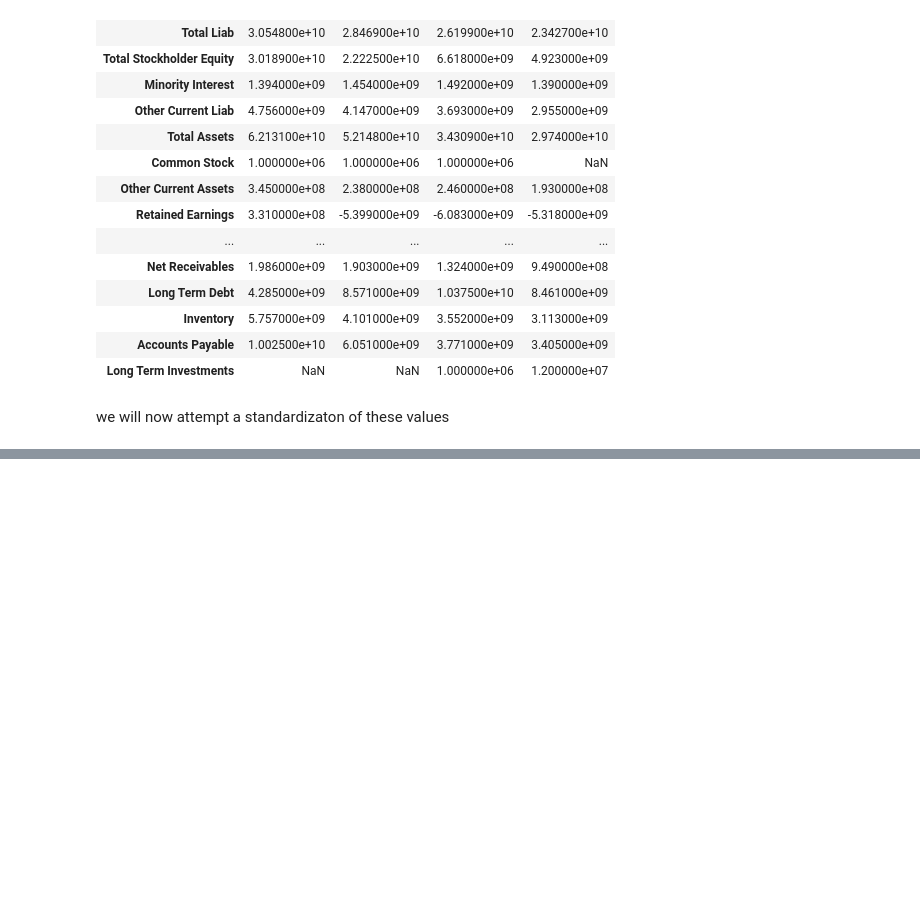
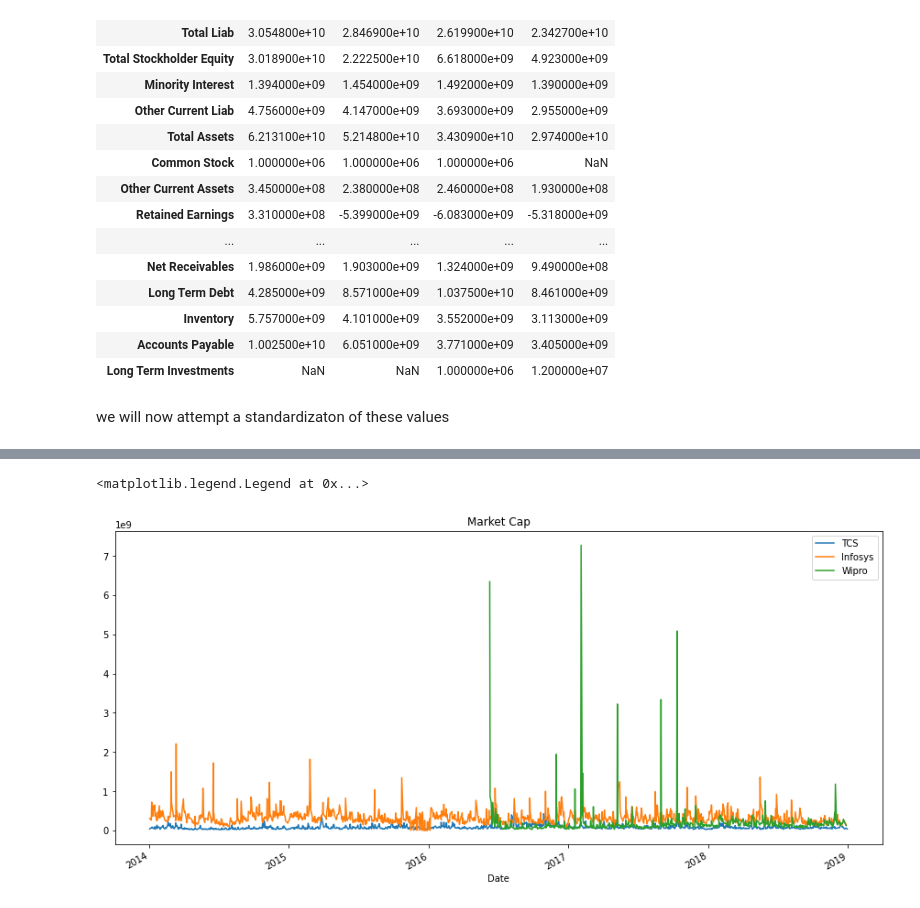
Before and after one commit to kathuman/Python-Experiments, a Jupyter notebook: 220215_financial_scrapping.ipynb, the cells around one changed output, grey strips where cells are left out. Saved outputs shown, nothing was run; the diff lists cells and outputs as text; code cells hidden in the pictures; blank space fills up the shorter version.

```diff
--- a/220215_financial_scrapping.ipynb
+++ b/220215_financial_scrapping.ipynb
@@ -146,0 +170,13 @@ pd.Series(normalized2.flatten()).plot(title="iShares Gold Producers")
+# %%
+#Market Capitalisation
+tcs['MarktCap'] = tcs['Open'] * tcs['Volume']
+infy['MarktCap'] = infy['Open'] * infy['Volume']
+wipro['MarktCap'] = wipro['Open'] * wipro['Volume']
+tcs['MarktCap'].plot(label = 'TCS', figsize = (15,7))
+infy['MarktCap'].plot(label = 'Infosys')
+wipro['MarktCap'].plot(label = 'Wipro')
+plt.title('Market Cap')
+plt.legend()
+# %% [output]
+<matplotlib.legend.Legend at 0x...>
+[figure, added]
```
Also changed, not shown: parts of 13 cells of this notebook.
